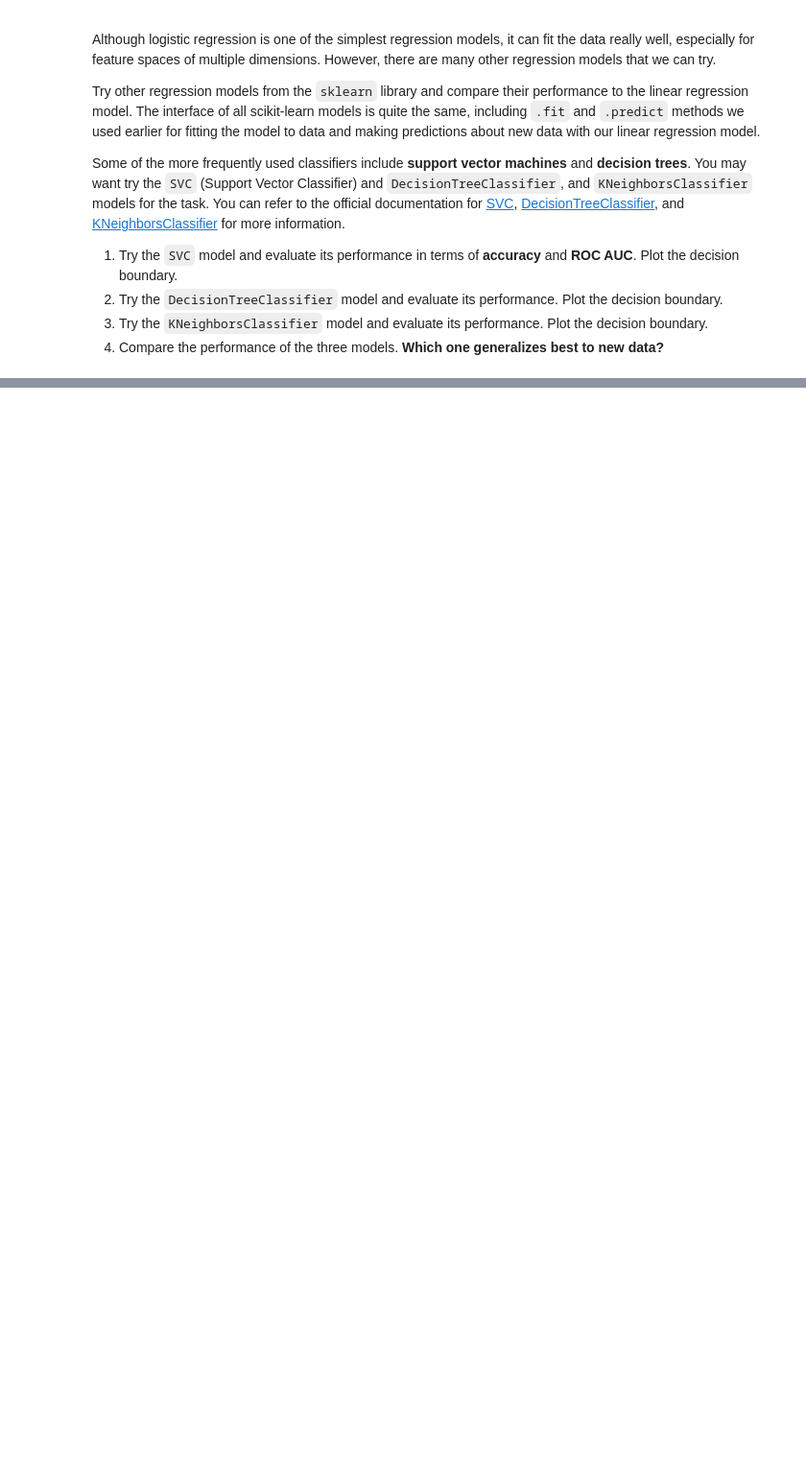
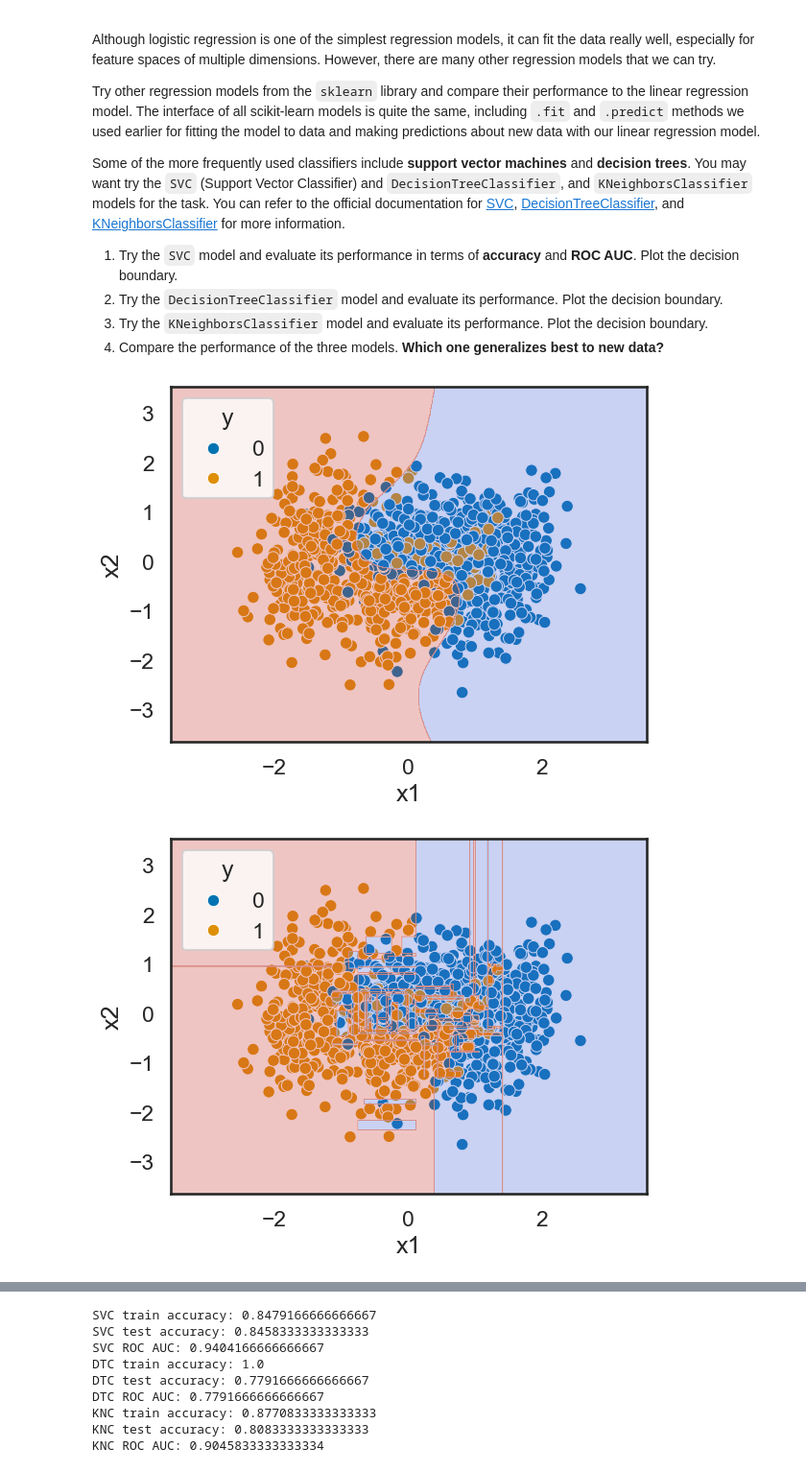
Before and after one commit to pegas036/pum-25, a Jupyter notebook: lab3.ipynb, the cells around one changed output, grey strips where cells are left out. Shown at 96% size. Cells and saved outputs as stored; diff of their text form; code cells hidden in the pictures; blank space fills up the shorter version.

```diff
--- a/lab3.ipynb
+++ b/lab3.ipynb
@@ -146,6 +178,59 @@ Some of the more frequently used classifiers include **support vector machines**
 # %%
 from sklearn.svm import SVC
 from sklearn.tree import DecisionTreeClassifier
 from sklearn.neighbors import KNeighborsClassifier
+from sklearn.metrics import accuracy_score, roc_auc_score
+from helpers.plotting import plot_decision_boundary
 
-...
+#SVC
+
+sv = SVC(probability=True)
+sv.fit(X_train, y_train)
+
+sv_train_pred = sv.predict(X_train)
+sv_test_pred = sv.predict(X_test)
+
+plot_decision_boundary(sv, X_train, y_train)
+
+#DTC
+
+dt = DecisionTreeClassifier()
+dt.fit(X_train, y_train)
+
+dt_train_pred = dt.predict(X_train)
+dt_test_pred = dt.predict(X_test)
+
+plot_decision_boundary(dt, X_train, y_train)
+
+#KNC
+
+kn = KNeighborsClassifier()
+kn.fit(X_train, y_train)
+
+kn_train_pred = kn.predict(X_train)
+kn_test_pred = kn.predict(X_test)
+
+plot_decision_boundary(kn, X_train, y_train)
+
+#assesment
+
+print('SVC train accuracy:', accuracy_score(y_train, sv_train_pred))
+print('SVC test accuracy:', accuracy_score(y_test, sv_test_pred))
+sv_probs = sv.predict_proba(X_test)[:,1] #prawdopodobienstwo klasy pozytywnej wyciagamy
+print('SVC ROC AUC:', roc_auc_score(y_test, sv_probs))
+
+print('DTC train accuracy:', accuracy_score(y_train, dt_train_pred))
+print('DTC test accuracy:', accuracy_score(y_test, dt_test_pred))
+dt_probs = dt.predict_proba(X_test)[:,1]
+print('DTC ROC AUC:', roc_auc_score(y_test, dt_probs))
+
+print('KNC train accuracy:', accuracy_score(y_train, kn_train_pred))
+print('KNC test accuracy:', accuracy_score(y_test, kn_test_pred))
+kn_probs = kn.predict_proba(X_test)[:,1]
+print('KNC ROC AUC:', roc_auc_score(y_test, kn_probs))
+
+
+#SVC best??
+# %% [output]
+[figure, added]
+[figure, added]
@@ -152,3 +238,12 @@ from sklearn.neighbors import KNeighborsClassifier
+SVC train accuracy: 0.8479166666666667
+SVC test accuracy: 0.8458333333333333
+SVC ROC AUC: 0.9404166666666667
+DTC train accuracy: 1.0
+DTC test accuracy: 0.7791666666666667
+DTC ROC AUC: 0.7791666666666667
+KNC train accuracy: 0.8770833333333333
+KNC test accuracy: 0.8083333333333333
+KNC ROC AUC: 0.9045833333333334
 # %% [markdown]
 ## Additional metrics: Precision and Recall
 
```
Also changed, not shown: parts of 11 cells of this notebook, 5 other files.
